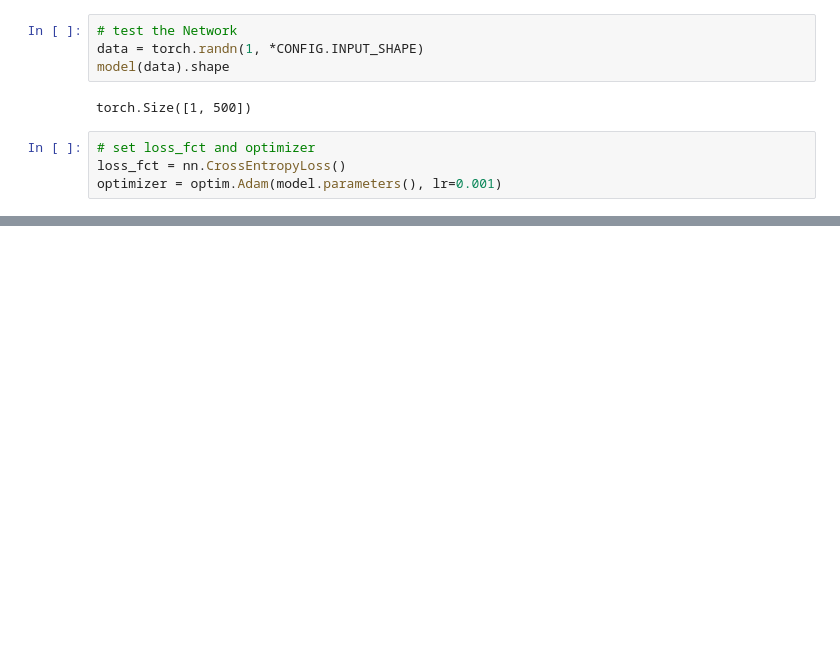
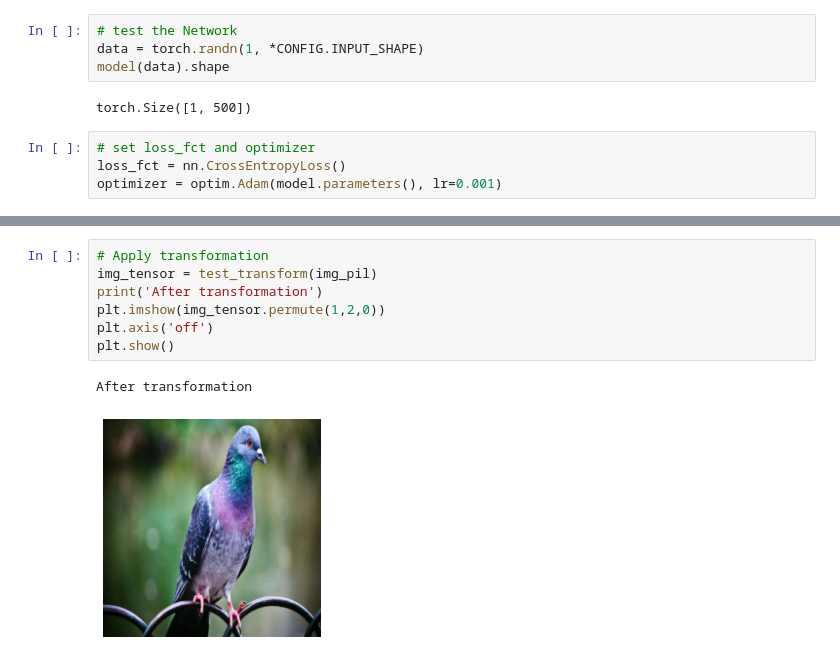
Before and after one commit to medso0018/BirdSpeciesClassifier, a Jupyter notebook: notebooks/birds_classification.ipynb, the cells around one changed output, grey strips where cells are left out. Cells and saved outputs as stored; diff of their text form; blank space fills up the shorter version.

```diff
--- a/notebooks/birds_classification.ipynb
+++ b/notebooks/birds_classification.ipynb
@@ -284,0 +291,10 @@ Test Loss: 0.208, Test Accuracy: 93.56%
+# %%
+# Apply transformation
+img_tensor = test_transform(img_pil)
+print('After transformation')
+plt.imshow(img_tensor.permute(1,2,0))
+plt.axis('off')
+plt.show()
+# %% [output]
+After transformation
+[figure, added]
```
Also changed, not shown: parts of 15 cells of this notebook.
